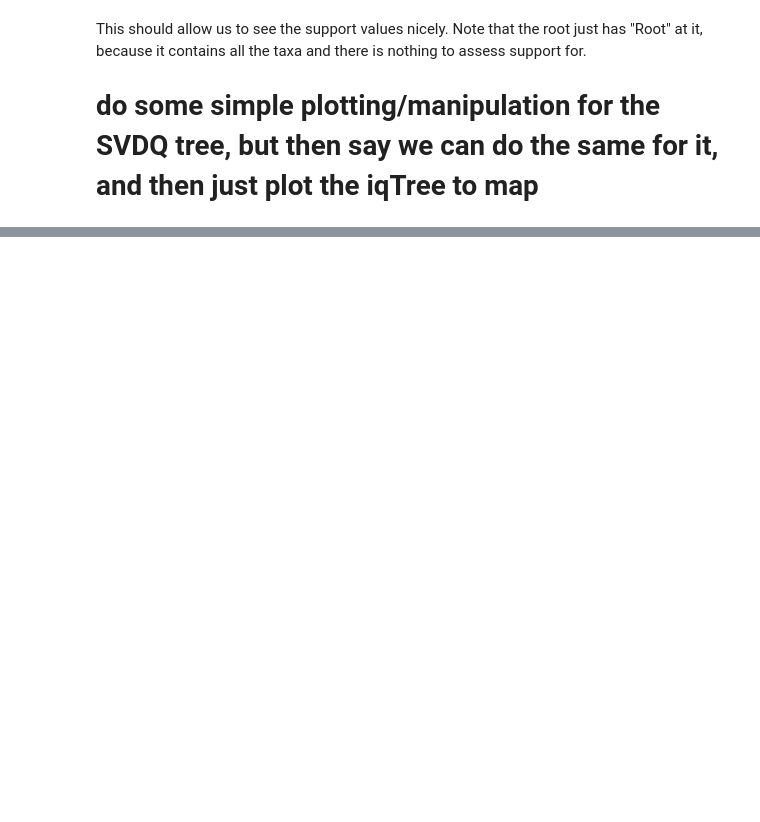
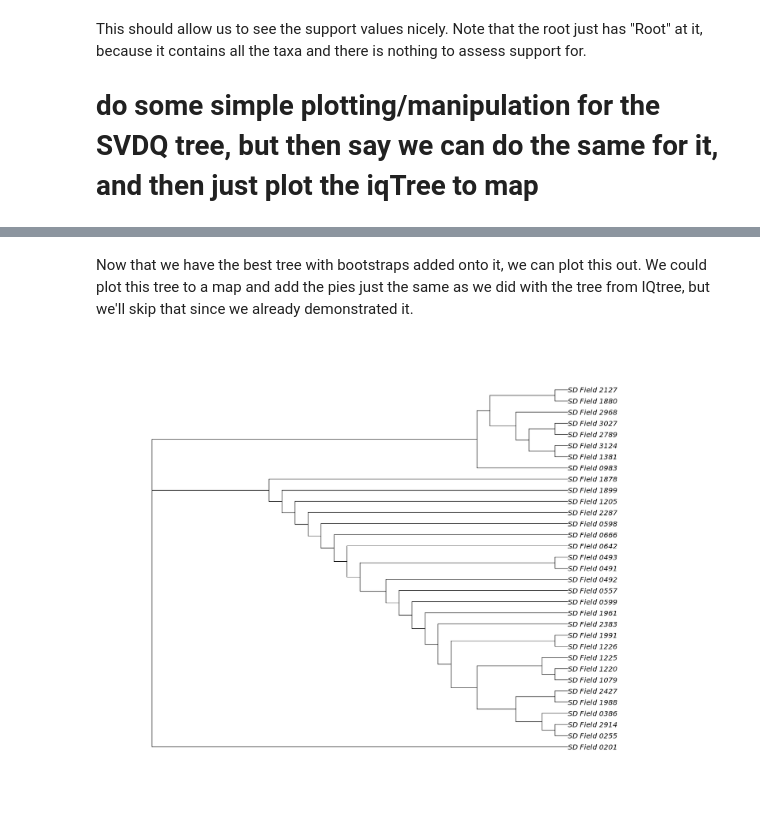
Before and after one commit to wyoibc/RADseq_cloud_learn, a Jupyter notebook: plot_phylo.ipynb, the cells around one changed output, grey strips where cells are left out. Cells and saved outputs as stored; diff of their text form; code cells hidden in the pictures; blank space fills up the shorter version.

```diff
--- a/plot_phylo.ipynb
+++ b/plot_phylo.ipynb
@@ -144,0 +356,16 @@ ERROR: Error in aggregate.data.frame(as.data.frame(x), ...): arguments must have
+# %% [markdown]
+Now that we have the best tree with bootstraps added onto it, we can plot this out. We could plot this tree to a map and add the pies just the same as we did with the tree from IQtree, but we'll skip that since we already demonstrated it.
+# %%
+# path to best tree with boostraps file:
+svdq_file <- "/project/inbreh/radseq_cloud/svdq_out/ruber_reduced_denovo.besttree_boot.tre"
+
+
+#plot the SVDQuartets tree
+
+svdq_tree <- read.tree(svdq_file)
+
+# Use functions from ape to plot the tree
+
+plot.phylo(svdq_tree) # plot the tree
+# %% [output]
+[figure, added]
```
Also changed, not shown: parts of 22 cells of this notebook, 2 other files.
